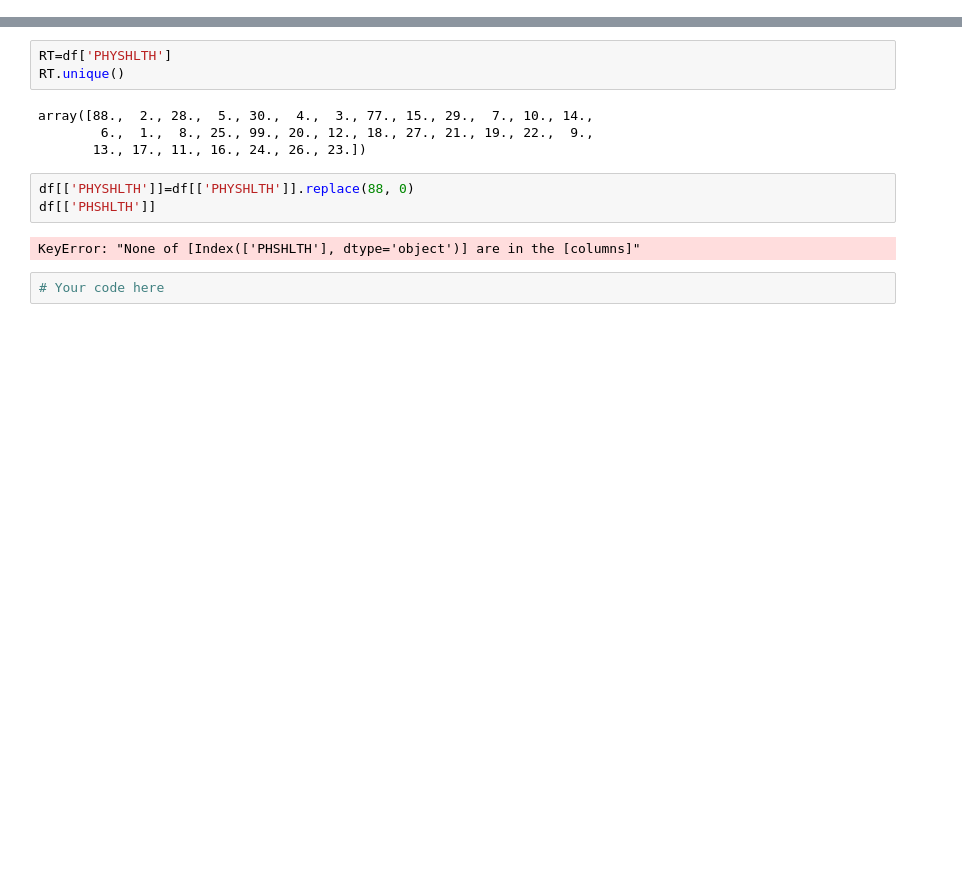
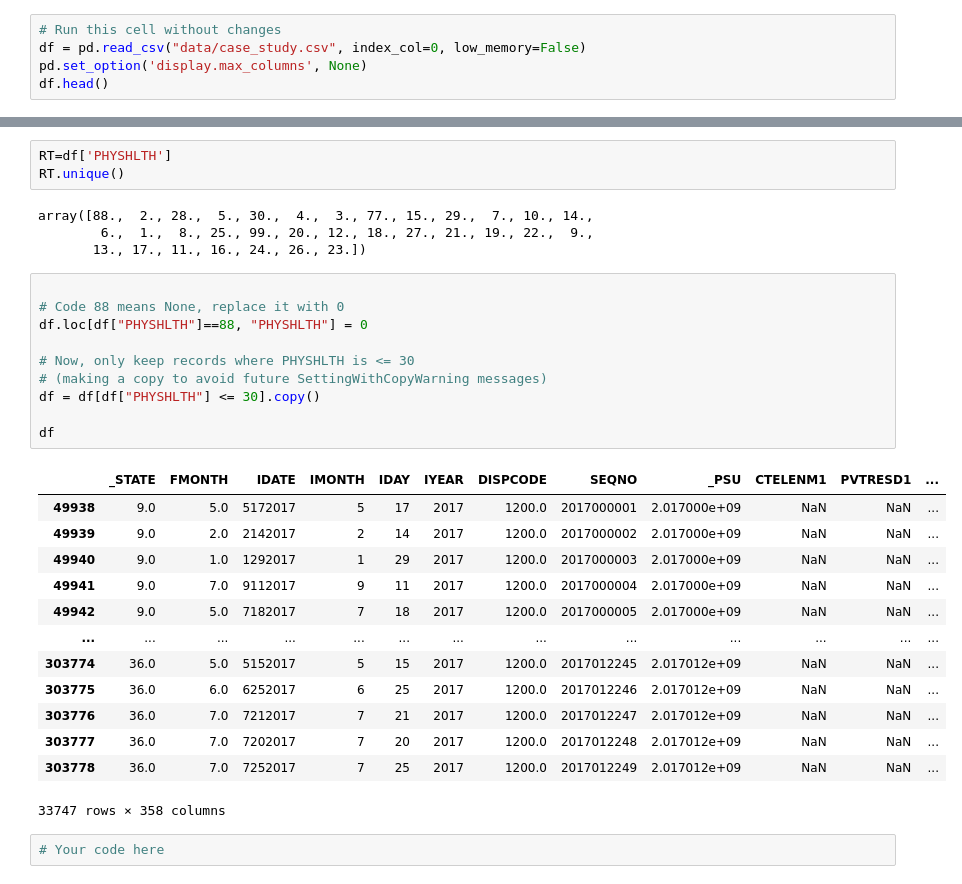
Before and after one commit to vnelima/dsc-hypothesis-testing-lab, a Jupyter notebook: index.ipynb, the cells around one changed output, grey strips where cells are left out. Saved outputs shown, nothing was run; the diff lists cells and outputs as text; blank space fills up the shorter version.

```diff
--- a/index.ipynb
+++ b/index.ipynb
@@ -98,3 +98,8 @@ df
 | 303777 | 36.0 | 7.0 | 7202017 | 7 | 20 | 2017 | 1200.0 | 2017012248 | 2.017012e+09 | NaN | ... | ... |
 | 303778 | 36.0 | 7.0 | 7252017 | 7 | 25 | 2017 | 1200.0 | 2017012249 | 2.017012e+09 | NaN | ... | ... |
 34545 rows × 358 columns
+# %%
+# Run this cell without changes
+df = pd.read_csv("data/case_study.csv", index_col=0, low_memory=False)
+pd.set_option('display.max_columns', None)
+df.head()
@@ -146,11 +163,30 @@ RT.unique()
 array([88.,  2., 28.,  5., 30.,  4.,  3., 77., 15., 29.,  7., 10., 14.,
         6.,  1.,  8., 25., 99., 20., 12., 18., 27., 21., 19., 22.,  9.,
        13., 17., 11., 16., 24., 26., 23.])
-# %%
-df[['PHYSHLTH']]=df[['PHYSHLTH']].replace(88, 0)
-df[['PHSHLTH']]
-# %% [output]
-KeyError: "None of [Index(['PHSHLTH'], dtype='object')] are in the [columns]"
+# %%
+
+# Code 88 means None, replace it with 0
+df.loc[df["PHYSHLTH"]==88, "PHYSHLTH"] = 0
+
+# Now, only keep records where PHYSHLTH is <= 30
+# (making a copy to avoid future SettingWithCopyWarning messages)
+df = df[df["PHYSHLTH"] <= 30].copy()
+
+df
+# %% [output]
+|  | _STATE | FMONTH | IDATE | IMONTH | IDAY | IYEAR | DISPCODE | SEQNO | _PSU | CTELENM1 | PVTRESD1 | ... |
+| 49938 | 9.0 | 5.0 | 5172017 | 5 | 17 | 2017 | 1200.0 | 2017000001 | 2.017000e+09 | NaN | NaN | ... |
+| 49939 | 9.0 | 2.0 | 2142017 | 2 | 14 | 2017 | 1200.0 | 2017000002 | 2.017000e+09 | NaN | NaN | ... |
+| 49940 | 9.0 | 1.0 | 1292017 | 1 | 29 | 2017 | 1200.0 | 2017000003 | 2.017000e+09 | NaN | NaN | ... |
+| 49941 | 9.0 | 7.0 | 9112017 | 9 | 11 | 2017 | 1200.0 | 2017000004 | 2.017000e+09 | NaN | NaN | ... |
+| 49942 | 9.0 | 5.0 | 7182017 | 7 | 18 | 2017 | 1200.0 | 2017000005 | 2.017000e+09 | NaN | NaN | ... |
+| ... | ... | ... | ... | ... | ... | ... | ... | ... | ... | ... | ... | ... |
+| 303774 | 36.0 | 5.0 | 5152017 | 5 | 15 | 2017 | 1200.0 | 2017012245 | 2.017012e+09 | NaN | NaN | ... |
+| 303775 | 36.0 | 6.0 | 6252017 | 6 | 25 | 2017 | 1200.0 | 2017012246 | 2.017012e+09 | NaN | NaN | ... |
+| 303776 | 36.0 | 7.0 | 7212017 | 7 | 21 | 2017 | 1200.0 | 2017012247 | 2.017012e+09 | NaN | NaN | ... |
+| 303777 | 36.0 | 7.0 | 7202017 | 7 | 20 | 2017 | 1200.0 | 2017012248 | 2.017012e+09 | NaN | NaN | ... |
+| 303778 | 36.0 | 7.0 | 7252017 | 7 | 25 | 2017 | 1200.0 | 2017012249 | 2.017012e+09 | NaN | NaN | ... |
+33747 rows × 358 columns
 # %%
 # Your code here
 # %% [markdown]
```
Also changed, not shown: parts of 2 cells of this notebook.
